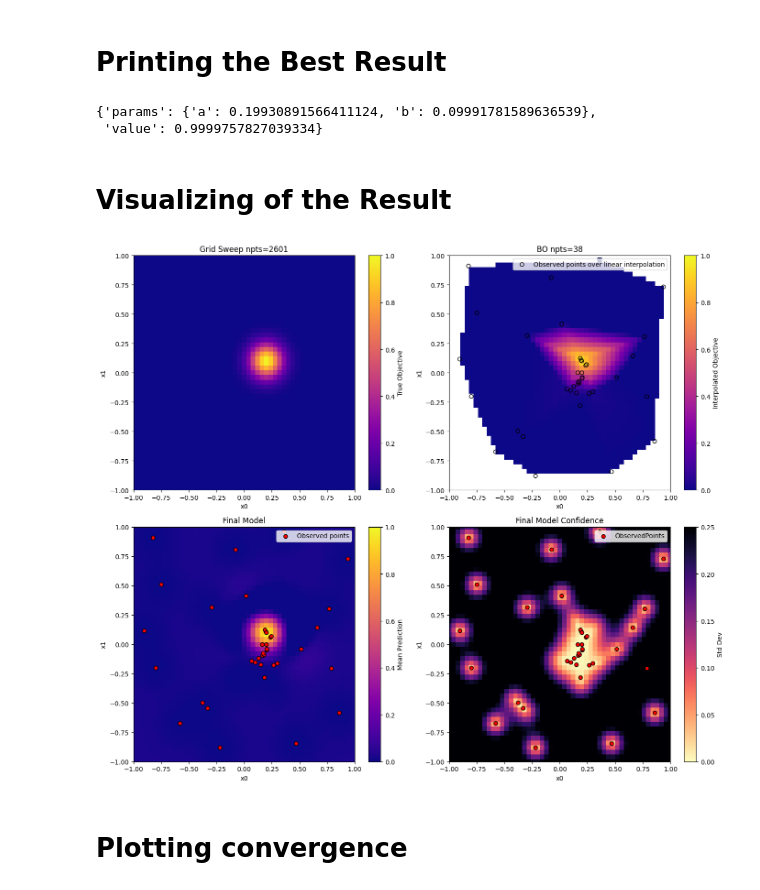
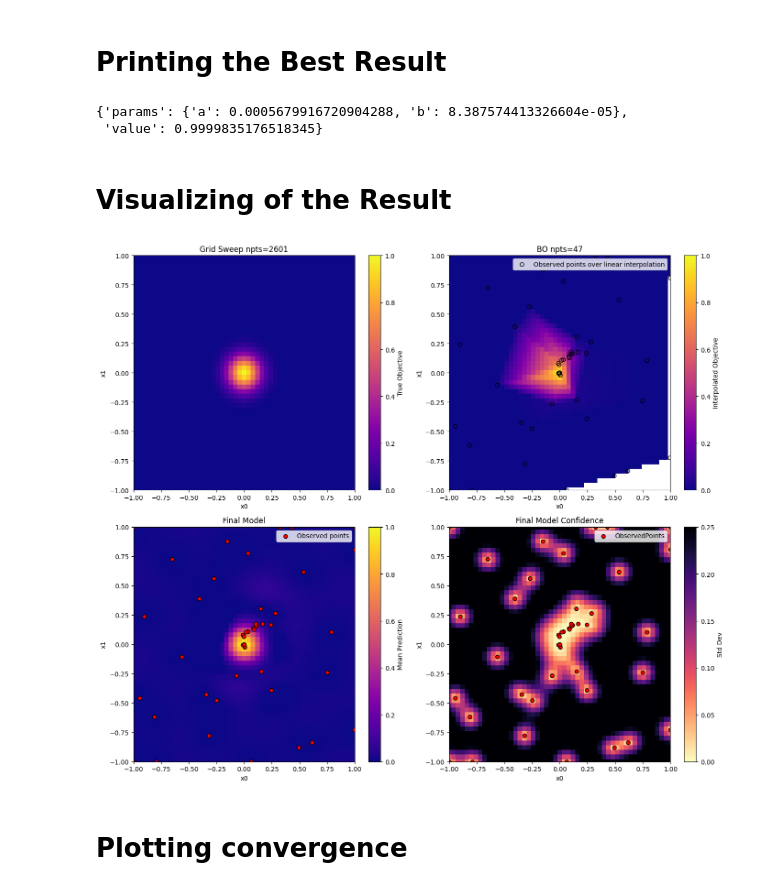
Before and after one commit to dnzckn/BasicBO, a Jupyter notebook: AX_BO_tutorial.ipynb, the cells around one changed output. Drawn from its saved outputs; the diff is of its cells as text; code cells hidden in the pictures.

```diff
--- a/AX_BO_tutorial.ipynb
+++ b/AX_BO_tutorial.ipynb
@@ -21,7 +21,9 @@ from BO_Iterator import BayesianOptimizerIterator, SyntheticGaussian
 # Define the optimization parameters
 param_names = ["a", "b"]
 param_bounds = [[-1.0, 1.0], [-1.0, 1.0]]
-objective_function = SyntheticGaussian(centers=[0.2, 0.1], sigma=0.1, n_samples=1)
+centers = [0, 0]
+sigma = 0.1
+objective_function = SyntheticGaussian(centers=centers, sigma=sigma, n_samples=1)
 
 # Initialize tracking lists and best result dictionary
 suggested_params = []
@@ -116,8 +118,8 @@ Optimization completed. Final model obtained.
 # real peak @ 1 = (0.2, 0.1)
 results['best_result']
 # %% [output]
-{'params': {'a': 0.19930891566411124, 'b': 0.09991781589636539},
- 'value': 0.9999757827039334}
+{'params': {'a': 0.0005679916720904288, 'b': 8.387574413326604e-05},
+ 'value': 0.9999835176518345}
 # %% [markdown]
 # Visualizing of the Result
 # %%
@@ -134,7 +136,7 @@ x1_vals = [p[param_names[1]] for p in results["suggested_params"]]
 x0 = np.linspace(-1, 1, 51)
 x1 = np.linspace(-1, 1, 51)
 x0_grid, x1_grid = np.meshgrid(x0, x1)
-objective_grid = np.exp(-((x0_grid - 0.2) ** 2 + (x1_grid - 0.1) ** 2) / (2 * 0.1**2))
+objective_grid = np.exp(-((x0_grid - centers[0]) ** 2 + (x1_grid - centers[1]) ** 2) / (2 * sigma**2))
 
 # --- Interpolated Surface ---
 x0_interp_grid, x1_interp_grid = np.meshgrid(x0, x1)
@@ -169,34 +171,34 @@ f_std_grid = std.reshape(x0_grid.shape)
 fig, ax = plt.subplots(2, 2, figsize=(14, 12))
 
 # Titles and labels
 titles = ["Grid Sweep npts=2601", f"BO npts={len(x0_vals)}", "Final Model", "Final Model Confidence"]
 
 cbar_labels = ["True Objective", "Interpolated Objective", "Mean Prediction", "Std Dev"]
 plot_labels = [None, "Observed points over linear interpolation", "Observed points", "ObservedPoints"]
 data = [objective_grid, objective_interp, f_mean_grid, f_std_grid]
 cmaps = ["plasma", "plasma", "plasma", "magma_r"]
 vmins = [0, 0, 0, 0]
 vmaxs = [1, 1, 1, 0.25]
 scatter_colors = ["none", "none", "red", "red"]
 
 
 for i, ax in enumerate(ax.flat):
     c = ax.pcolormesh(x0_grid, x1_grid, data[i], shading="auto", cmap=cmaps[i], vmin=vmins[i], vmax=vmaxs[i])
     if i > 0:
         ax.scatter(x0_vals, x1_vals, edgecolor="black", facecolor=scatter_colors[i], label=plot_labels[i])
         ax.legend(loc="upper right")
     ax.set_title(titles[i])
     ax.set_xlabel("x0")
     ax.set_ylabel("x1")
     ax.set_xlim(-1, 1)
     ax.set_ylim(-1, 1)
     fig.colorbar(c, ax=ax, label=cbar_labels[i])
 
 # Adjust layout and show
 plt.tight_layout()
 plt.show()
 # %% [output]
-[figure, old version]
+[figure, new version]
 # %% [markdown]
 # Plotting convergence
 # %%
```
Also changed, not shown: parts of 1 cell of this notebook.
